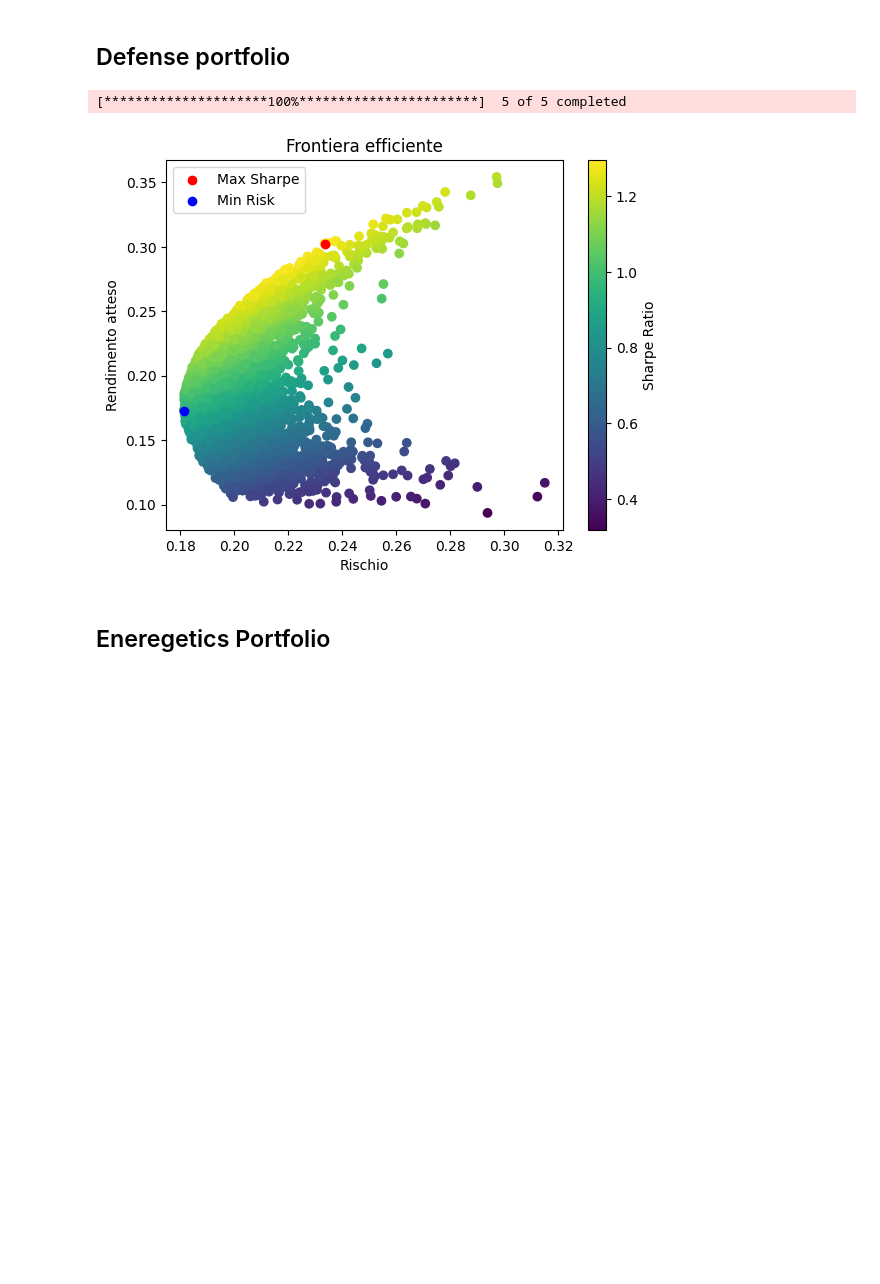
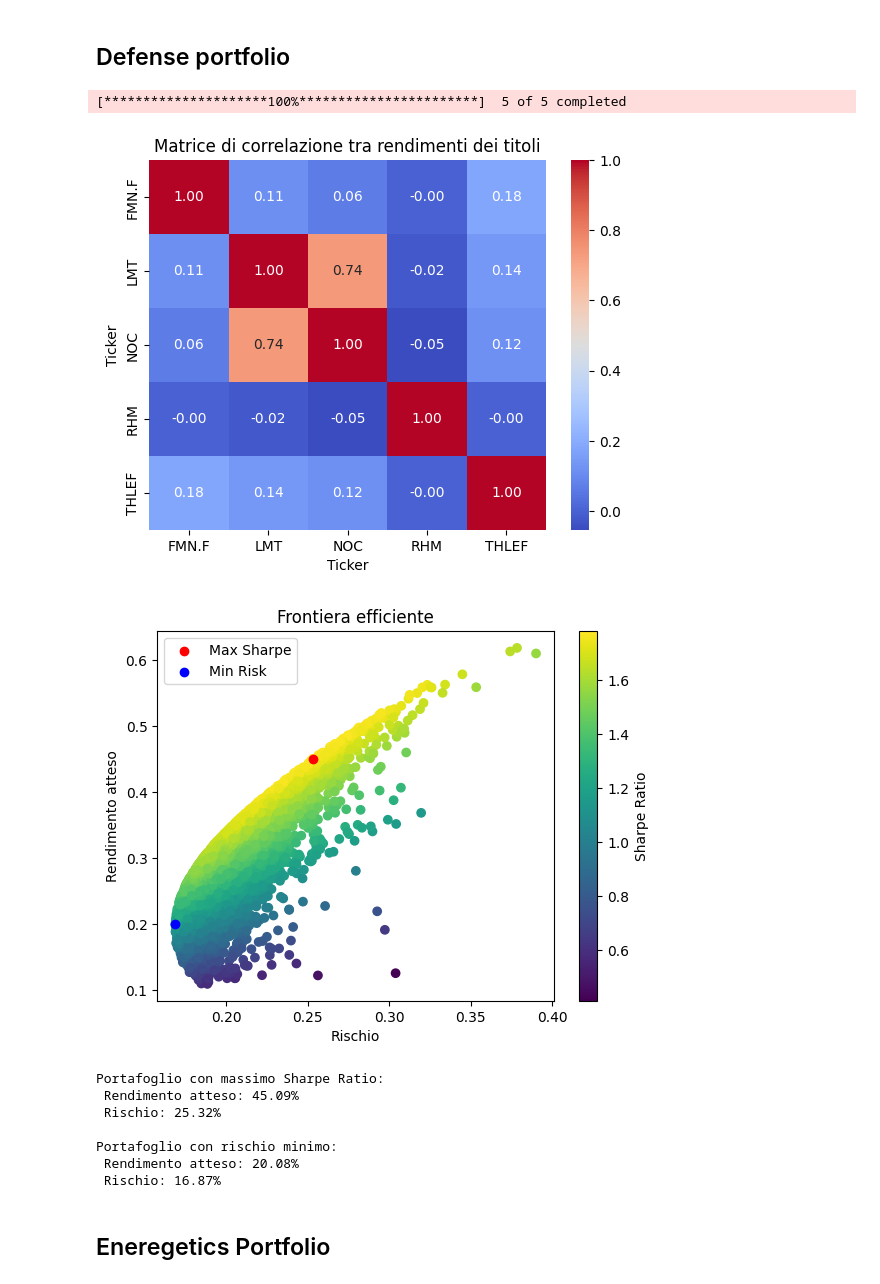
Before and after one commit to krssclaire/portfolio-theory-defense-shares-study, a Jupyter notebook: notebook/teoria-portafoglio.ipynb, the cells around one changed output. Drawn from its saved outputs; the diff is of its cells as text; code cells hidden in the pictures; blank space fills up the shorter version.

Commit message:
Upgrade python code
Add correlation matrix graph and details about the results obtained
through the model

```diff
--- a/notebook/teoria-portafoglio.ipynb
+++ b/notebook/teoria-portafoglio.ipynb
@@ -10,60 +10,89 @@ import yfinance as yf
 import numpy as np
 import pandas as pd
 import matplotlib.pyplot as plt
+import seaborn as sns
 
 # shares included in portfolio
-tickers = ['LMT', 'RTX', 'BA', 'NOC', 'THLEF']
+tickers = ['LMT', 'RHM', 'NOC', 'THLEF', 'FMN.F']
 
 # download adjusted data for each ticker
 data = yf.download(tickers, start='2022-02-24', end='2025-07-01')['Close']
 
 # MuliIndex fix --> new update of yfinance
-returns = data.pct_change().dropna()
-mean_returns = returns.mean() * 252
-cov_matrix = returns.cov() * 252
-num_portfolios = 10000
+returns = data.pct_change().dropna()    # daily returns
+mean_returns = returns.mean() * 252     # mean annual returns
+cov_matrix = returns.cov() * 252        # annual covariance matrix
+correlation_matrix = returns.corr()     # annual correlation matrix
+num_portfolios = 10000                  # num of simulations
 
+# visualize correlation matrix
+plt.figure()
+sns.heatmap(correlation_matrix, annot=True, cmap='coolwarm', fmt='.2f')
+plt.title('Matrice di correlazione tra rendimenti dei titoli')
+plt.show()
+
+# prepare arrays for results
 results = np.zeros((3, num_portfolios))
 weights_record = []
 
-# calculations
+# simulations or random portfolios
 for i in range(num_portfolios):
     weights = np.random.random(len(tickers))
     weights /= np.sum(weights)
     weights_record.append(weights)
 
+    # calculate sharp ratio and risk
     portfolio_return = np.dot(weights, mean_returns)
     portfolio_stddev = np.sqrt(np.dot(weights.T, np.dot(cov_matrix, weights)))
 
+    # save results
     results[0, i] = portfolio_return
     results[1, i] = portfolio_stddev
     results[2, i] = portfolio_return / portfolio_stddev  # Sharpe Ratio
 
+# convert results in DF (DataFrame)
 results_df = pd.DataFrame({
     'Return': results[0],
     'Risk': results[1],
     'Sharpe Ratio': results[2]
 })
 
 # max return and min risk
 max_sharpe_idx = results_df['Sharpe Ratio'].idxmax()
 max_sharpe_portfolio = results_df.loc[max_sharpe_idx]
 min_risk_idx = results_df['Risk'].idxmin()
 min_risk_portfolio = results_df.loc[min_risk_idx]
 
 # graph plot
 plt.scatter(results_df['Risk'], results_df['Return'], c=results_df['Sharpe Ratio'], cmap='viridis')
 plt.colorbar(label='Sharpe Ratio')
 plt.scatter(max_sharpe_portfolio['Risk'], max_sharpe_portfolio['Return'], color='red', label='Max Sharpe')
 plt.scatter(min_risk_portfolio['Risk'], min_risk_portfolio['Return'], color='blue', label='Min Risk')
 plt.title('Frontiera efficiente')
 plt.xlabel('Rischio')
 plt.ylabel('Rendimento atteso')
 plt.legend()
 plt.show()
+
+# print details of ptimized portfolios
+print("Portafoglio con massimo Sharpe Ratio:")
+print(f" Rendimento atteso: {max_sharpe_portfolio['Return']:.2%}")
+print(f" Rischio: {max_sharpe_portfolio['Risk']:.2%}")
+print()
+print("Portafoglio con rischio minimo:")
+print(f" Rendimento atteso: {min_risk_portfolio['Return']:.2%}")
+print(f" Rischio: {min_risk_portfolio['Risk']:.2%}")
 # %% [output]
 [*********************100%***********************]  5 of 5 completed
-[figure, old version]
+[figure, new version]
+[figure, added]
+Portafoglio con massimo Sharpe Ratio:
+ Rendimento atteso: 45.09%
+ Rischio: 25.32%
+
+Portafoglio con rischio minimo:
+ Rendimento atteso: 20.08%
+ Rischio: 16.87%
 # %% [markdown]
 ## Eneregetics Portfolio
 # %%
```
Also changed, not shown: parts of 1 cell of this notebook.
